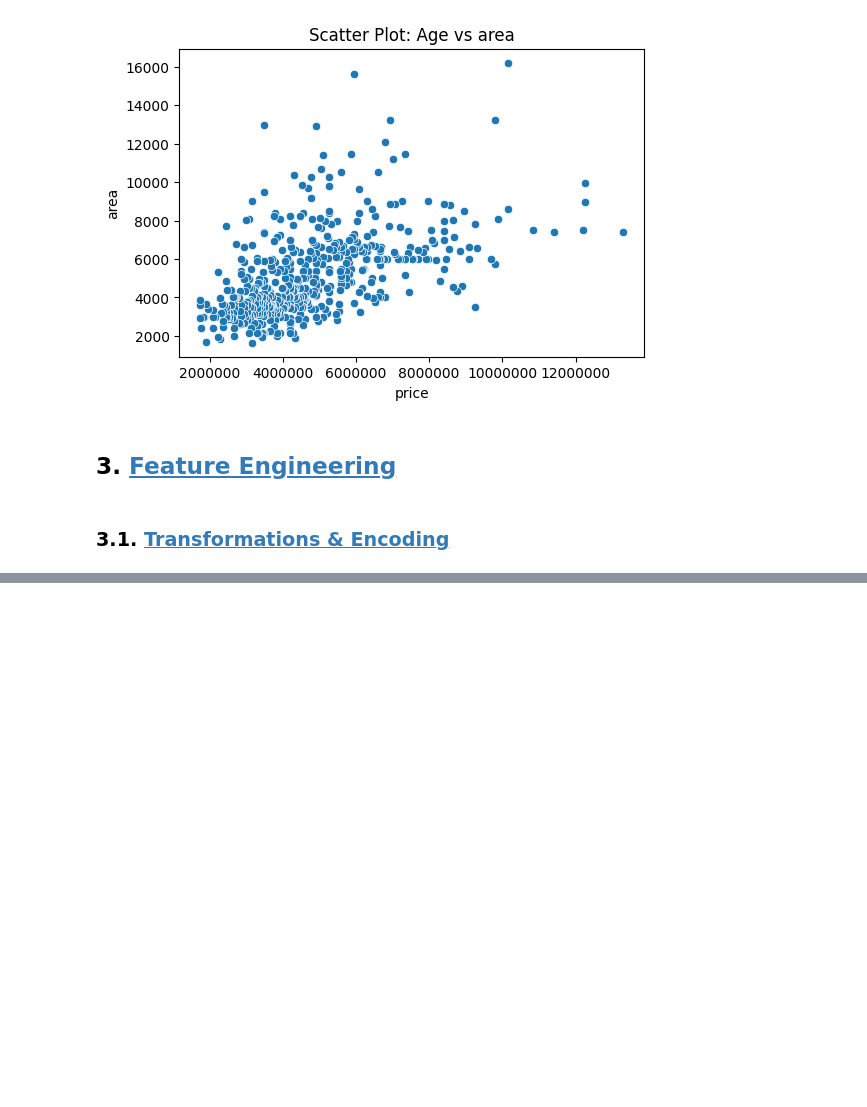
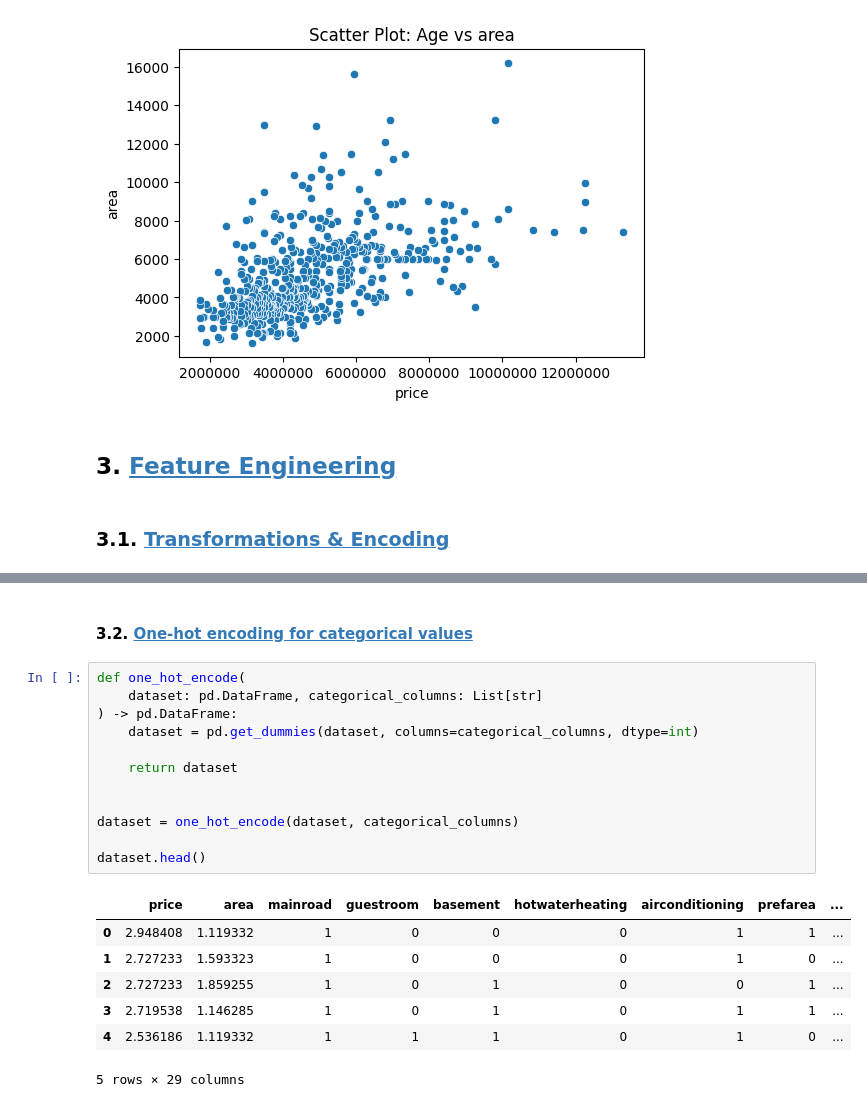
Before and after one commit to radekrzepka/house-price-prediction, a Jupyter notebook: main.ipynb, the cells around one changed output, grey strips where cells are left out. Saved outputs shown, nothing was run; the diff lists cells and outputs as text; blank space fills up the shorter version.

```diff
--- a/main.ipynb
+++ b/main.ipynb
@@ -263,0 +296,22 @@ plot_numerical_columns(dataset, numerical_columns)
+# %% [markdown]
+#### 3.2. <a id='toc3_2_'></a>[One-hot encoding for categorical values](#toc0_)
+# %%
+def one_hot_encode(
+    dataset: pd.DataFrame, categorical_columns: List[str]
+) -> pd.DataFrame:
+    dataset = pd.get_dummies(dataset, columns=categorical_columns, dtype=int)
+
+    return dataset
+
+
+dataset = one_hot_encode(dataset, categorical_columns)
+
+dataset.head()
+# %% [output]
+|  | price | area | mainroad | guestroom | basement | hotwaterheating | airconditioning | prefarea | ... |
+| 0 | 2.948408 | 1.119332 | 1 | 0 | 0 | 0 | 1 | 1 | ... |
+| 1 | 2.727233 | 1.593323 | 1 | 0 | 0 | 0 | 1 | 0 | ... |
+| 2 | 2.727233 | 1.859255 | 1 | 0 | 1 | 0 | 0 | 1 | ... |
+| 3 | 2.719538 | 1.146285 | 1 | 0 | 1 | 0 | 1 | 1 | ... |
+| 4 | 2.536186 | 1.119332 | 1 | 1 | 1 | 0 | 1 | 0 | ... |
+5 rows × 29 columns
```
Also changed, not shown: parts of 10 cells of this notebook.
